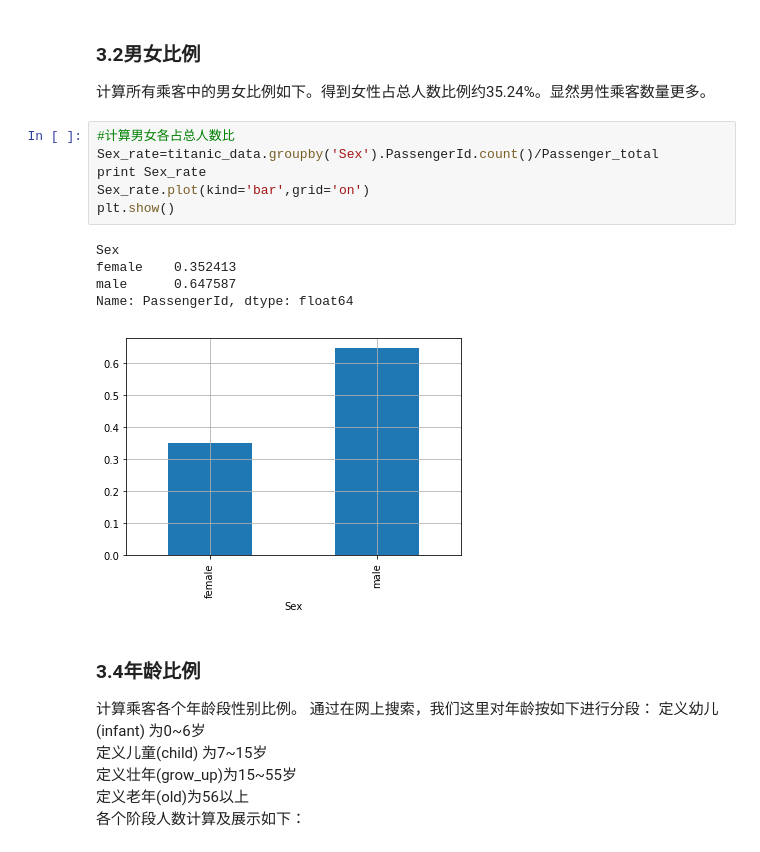
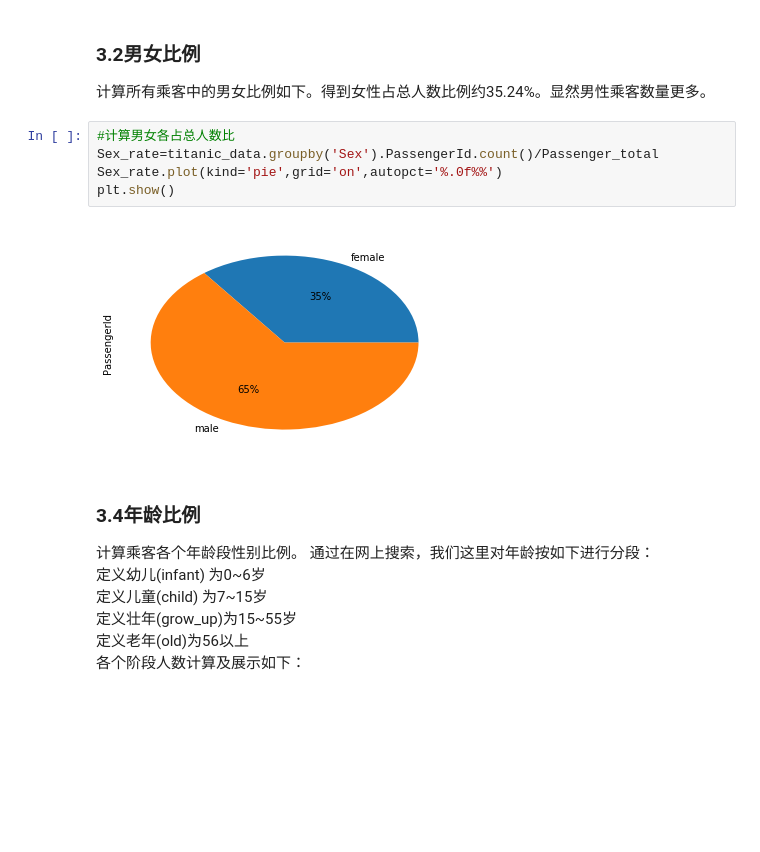
Before and after one commit to glados17/Titanic_survivaled_rate_analysis, a Jupyter notebook: titanic-guofei.ipynb, the cells around one changed output. Cells and saved outputs as stored; diff of their text form; blank space fills up the shorter version.

```diff
--- a/titanic-guofei.ipynb
+++ b/titanic-guofei.ipynb
@@ -93,15 +93,10 @@ Survive rate: 0.383838383838
 # %%
 #计算男女各占总人数比
 Sex_rate=titanic_data.groupby('Sex').PassengerId.count()/Passenger_total
-print Sex_rate
-Sex_rate.plot(kind='bar',grid='on')
+Sex_rate.plot(kind='pie',grid='on',autopct='%.0f%%')
 plt.show()
 # %% [output]
-Sex
-female    0.352413
-male      0.647587
-Name: PassengerId, dtype: float64
-[figure, old version]
+[figure, new version]
 # %% [markdown]
 ### 3.4年龄比例
 计算乘客各个年龄段性别比例。
```
Also changed, not shown: parts of 29 cells of this notebook.
